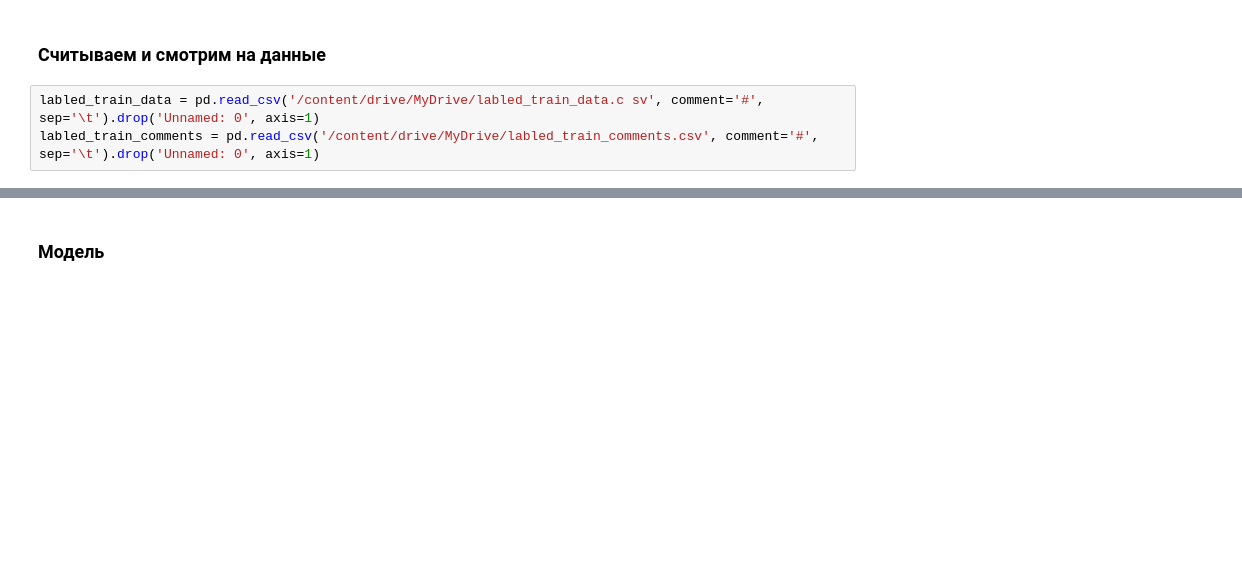
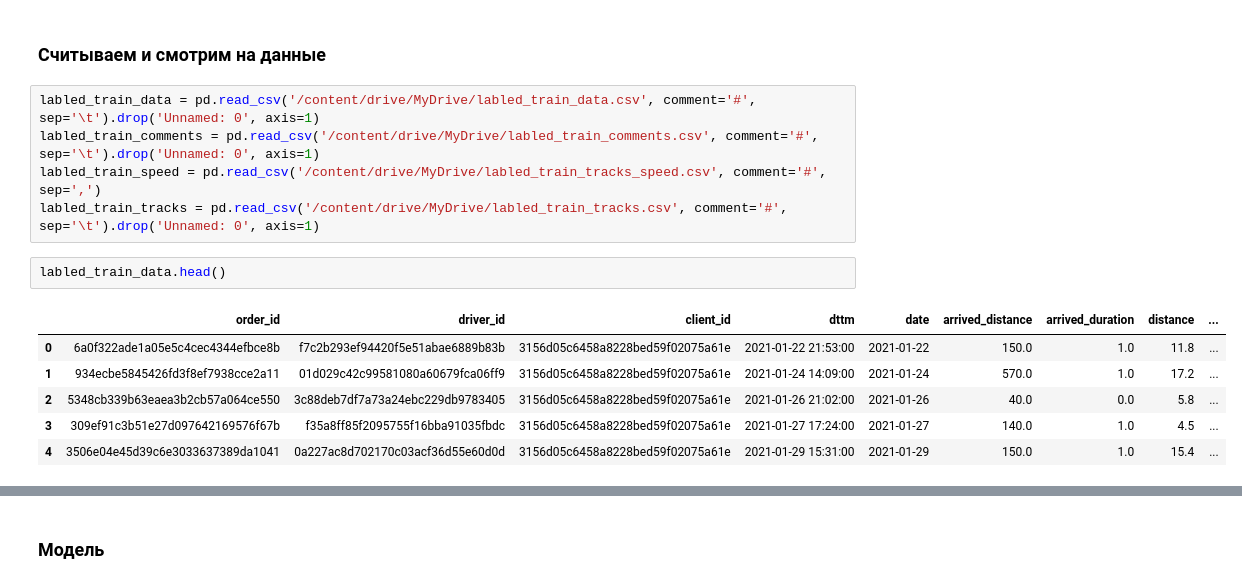
Before and after one commit to Egoluback/aiijc2021_transport, a Jupyter notebook: TestFeatures.ipynb, the cells around one changed output, grey strips where cells are left out. Cells and saved outputs as stored; diff of their text form; blank space fills up the shorter version.

```diff
--- a/TestFeatures.ipynb
+++ b/TestFeatures.ipynb
@@ -63,5 +72,16 @@ True
 # %% [markdown]
 ### **Считываем и смотрим на данные**
 # %%
-labled_train_data = pd.read_csv('/content/drive/MyDrive/labled_train_data.c sv', comment='#', sep='\t').drop('Unnamed: 0', axis=1)
+labled_train_data = pd.read_csv('/content/drive/MyDrive/labled_train_data.csv', comment='#', sep='\t').drop('Unnamed: 0', axis=1)
 labled_train_comments = pd.read_csv('/content/drive/MyDrive/labled_train_comments.csv', comment='#', sep='\t').drop('Unnamed: 0', axis=1)
+labled_train_speed = pd.read_csv('/content/drive/MyDrive/labled_train_tracks_speed.csv', comment='#', sep=',')
+labled_train_tracks = pd.read_csv('/content/drive/MyDrive/labled_train_tracks.csv', comment='#', sep='\t').drop('Unnamed: 0', axis=1)
+# %%
+labled_train_data.head()
+# %% [output]
+|  | order_id | driver_id | client_id | dttm | date | arrived_distance | arrived_duration | distance | ... |
+| 0 | 6a0f322ade1a05e5c4cec4344efbce8b | f7c2b293ef94420f5e51abae6889b83b | 3156d05c6458a8228bed59f02075a61e | 2021-01-22 21:53:00 | 2021-01-22 | 150.0 | 1.0 | 11.8 | ... |
+| 1 | 934ecbe5845426fd3f8ef7938cce2a11 | 01d029c42c99581080a60679fca06ff9 | 3156d05c6458a8228bed59f02075a61e | 2021-01-24 14:09:00 | 2021-01-24 | 570.0 | 1.0 | 17.2 | ... |
+| 2 | 5348cb339b63eaea3b2cb57a064ce550 | 3c88deb7df7a73a24ebc229db9783405 | 3156d05c6458a8228bed59f02075a61e | 2021-01-26 21:02:00 | 2021-01-26 | 40.0 | 0.0 | 5.8 | ... |
+| 3 | 309ef91c3b51e27d097642169576f67b | f35a8ff85f2095755f16bba91035fbdc | 3156d05c6458a8228bed59f02075a61e | 2021-01-27 17:24:00 | 2021-01-27 | 140.0 | 1.0 | 4.5 | ... |
+| 4 | 3506e04e45d39c6e3033637389da1041 | 0a227ac8d702170c03acf36d55e60d0d | 3156d05c6458a8228bed59f02075a61e | 2021-01-29 15:31:00 | 2021-01-29 | 150.0 | 1.0 | 15.4 | ... |
```
Also changed, not shown: parts of 14 cells of this notebook.
